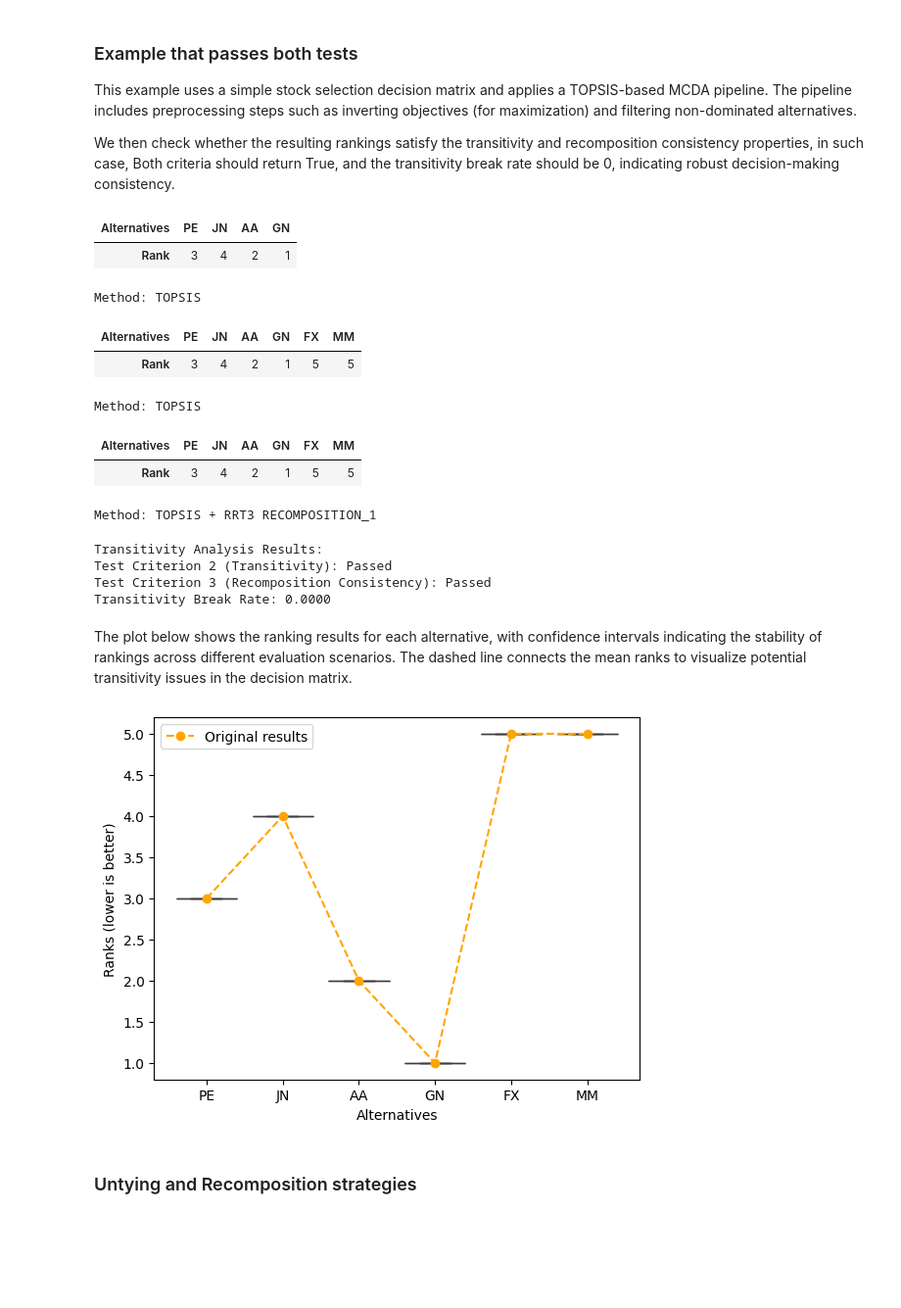
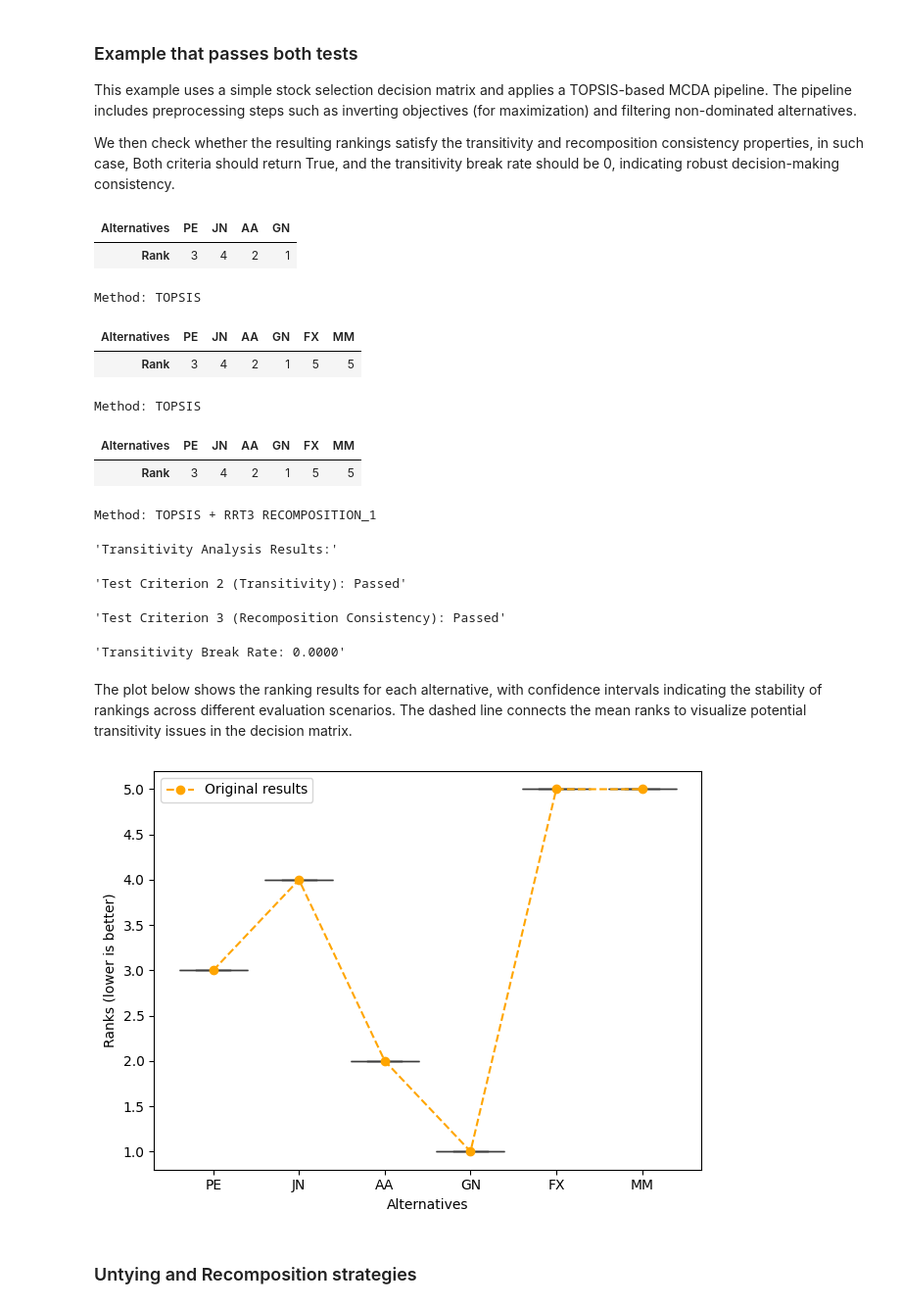
Before and after one commit to quatrope/scikit-criteria, a Jupyter notebook: docs/source/tutorial/rankrev.ipynb, the cells around one changed output. Shown at 98% size. Drawn from its saved outputs; the diff is of its cells as text; code cells hidden in the pictures; blank space fills up the shorter version.

```diff
--- a/docs/source/tutorial/rankrev.ipynb
+++ b/docs/source/tutorial/rankrev.ipynb
@@ -214,9 +208,7 @@ We then check whether the resulting rankings satisfy the transitivity and recomp
 dm = skc.datasets.load_simple_stock_selection()
 
 # Define TOPSIS pipeline
-dmaker = mkpipe(InvertMinimize(),
-                FilterNonDominated(),
-                TOPSIS())
+dmaker = mkpipe(InvertMinimize(), FilterNonDominated(), TOPSIS())
 
 # Get original ranking
 original_result = dmaker.evaluate(dm)
@@ -224,24 +216,20 @@ display(original_result)
 
 # Create the transitivity checker
 checker = TransitivityChecker(
-    dmaker,
-    allow_missing_alternatives=True,
-    max_ranks=1000
+    dmaker, allow_missing_alternatives=True, max_ranks=1000
 )
 
 # Run the transitivity evaluation
 results = checker.evaluate(dm=dm)
-display(results['Original'])
-display(results['Recomposition1'])
+display(results["Original"])
+display(results["Recomposition1"])
 
-print("\nTransitivity Analysis Results:")
-print(f"Test Criterion 2 (Transitivity): {results.extra_['test_criterion_2']}")
-print(
-    f"Test Criterion 3 (Recomposition Consistency): {results.extra_['test_criterion_3']}"
+display("Transitivity Analysis Results:")
+display(f"Test Criterion 2 (Transitivity): {results.e_.test_criterion_2}")
+display(
+    f"Test Criterion 3 (Recomposition Consistency): {results.e_.test_criterion_3}"
 )
-print(
-    f"Transitivity Break Rate: {results.extra_['transitivity_break_rate']:.4f}"
-)
+display(f"Transitivity Break Rate: {results.e_.transitivity_break_rate:.4f}")
 # %% [output]
 | Alternatives | PE | JN | AA | GN |
 | Rank | 3 | 4 | 2 | 1 |
@@ -252,28 +240,28 @@ Method: TOPSIS
 | Alternatives | PE | JN | AA | GN | FX | MM |
 | Rank | 3 | 4 | 2 | 1 | 5 | 5 |
 Method: TOPSIS + RRT3 RECOMPOSITION_1
-Transitivity Analysis Results:
-Test Criterion 2 (Transitivity): Passed
-Test Criterion 3 (Recomposition Consistency): Passed
-Transitivity Break Rate: 0.0000
+'Transitivity Analysis Results:'
+'Test Criterion 2 (Transitivity): Passed'
+'Test Criterion 3 (Recomposition Consistency): Passed'
+'Transitivity Break Rate: 0.0000'
 # %% [markdown]
 The plot below shows the ranking results for each alternative, with confidence intervals indicating the stability of rankings across different evaluation scenarios. The dashed line connects the mean ranks to visualize potential transitivity issues in the decision matrix.
 # %%
 import matplotlib.pyplot as plt
 
-results.plot()
-plt.plot(
+ax = results.plot()
+ax.plot(
     results[0],
     marker="o",
     linestyle="--",
     color="orange",
     label="Original results",
     zorder=3,
 )
-plt.legend()
-plt.show()
+ax.legend()
+plt.tight_layout()
 # %% [output]
-[figure, old version]
+[figure, new version]
 # %% [markdown]
 ### Untying and Recomposition strategies
 # %% [markdown]
```
Also changed, not shown: parts of 4 cells of this notebook.
